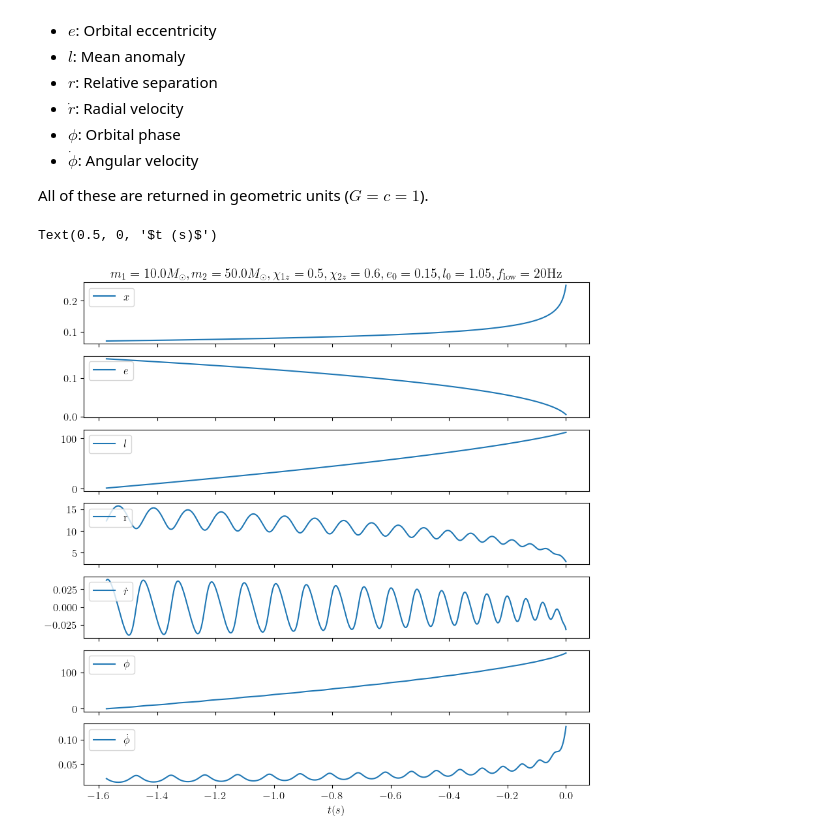
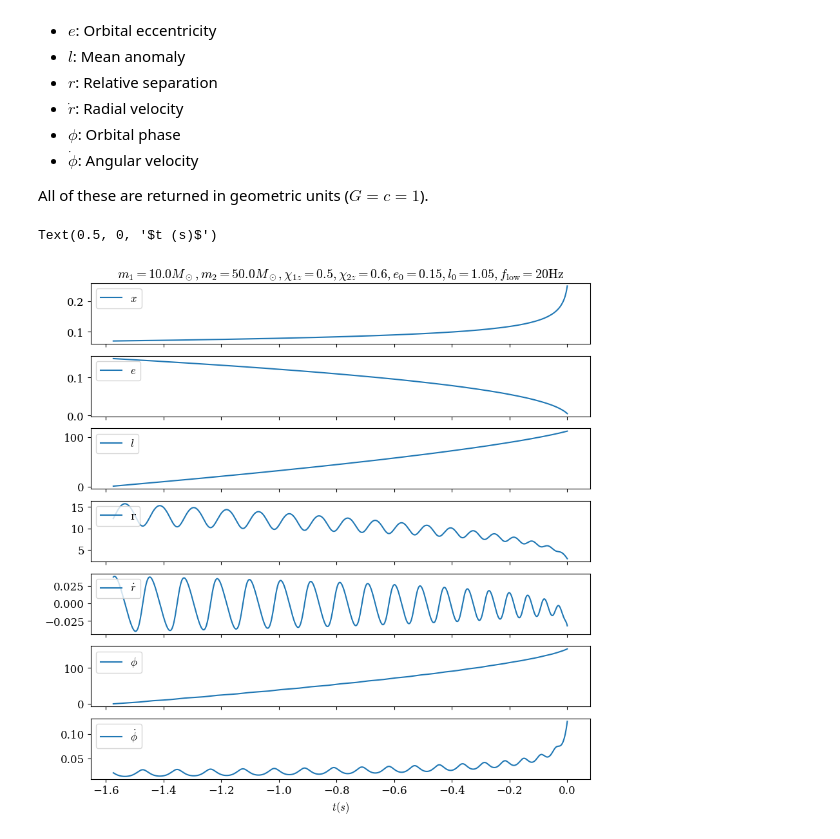
Before and after one commit to gwnrtools/esigmapy, a Jupyter notebook: notebooks/ESIGMA_tutorial.ipynb, the cells around one changed output. Cells and saved outputs as stored; diff of their text form; code cells hidden in the pictures.

```diff
--- a/notebooks/ESIGMA_tutorial.ipynb
+++ b/notebooks/ESIGMA_tutorial.ipynb
@@ -16,7 +16,6 @@ import esigmapy
 # Configuring some plot settings
 plt.rcParams.update(
     {
-        "text.usetex": False,
         "font.family": "serif",
         "mathtext.fontset": "cm",
         "font.size": 12,
@@ -365,32 +364,32 @@ orb_vars, hp, hc = esigmapy.get_inspiral_esigma_waveform(
     f_lower=f_low,
     delta_t=delta_t,
     modes_to_use=modes_to_use,
     return_orbital_params=orb_params_list,
 )
 
 fig, axs = plt.subplots(len(orb_params_list), sharex=True, figsize=(10, 10))
 axs[0].set_title(
     rf"$m_1={m1} M_\odot, m_2={m2} M_\odot, \chi_{{1z}}={spin1z}, \chi_{{2z}}={spin2z}, e_0={eccentricity}, l_0={mean_anomaly:.2f}, f_{{\rm{{low}}}}={f_low}\rm{{Hz}}$"
 )
 
 orb_var_latex_labels = {
     "x": r"$x$",
     "e": r"$e$",
     "l": r"$l$",
     "r": r"r",
     "rdot": r"$\dot{r}$",
-    "phi": "$\phi$",
+    "phi": r"$\phi$",
     "phidot": r"$\dot{\phi}$",
 }
 
 for i, orb_params_name in enumerate(orb_params_list):
     axs[i].plot(
         orb_vars[orb_params_name].sample_times.data,
         orb_vars[orb_params_name].data,
         label=rf"{orb_var_latex_labels[orb_params_name]}",
     )
     axs[i].legend(loc=2)
 plt.xlabel(r"$t (s)$")
 # %% [output]
 Text(0.5, 0, '$t (s)$')
-[figure, old version]
+[figure, new version]
```
Also changed, not shown: parts of 6 cells of this notebook, 1 other file.
